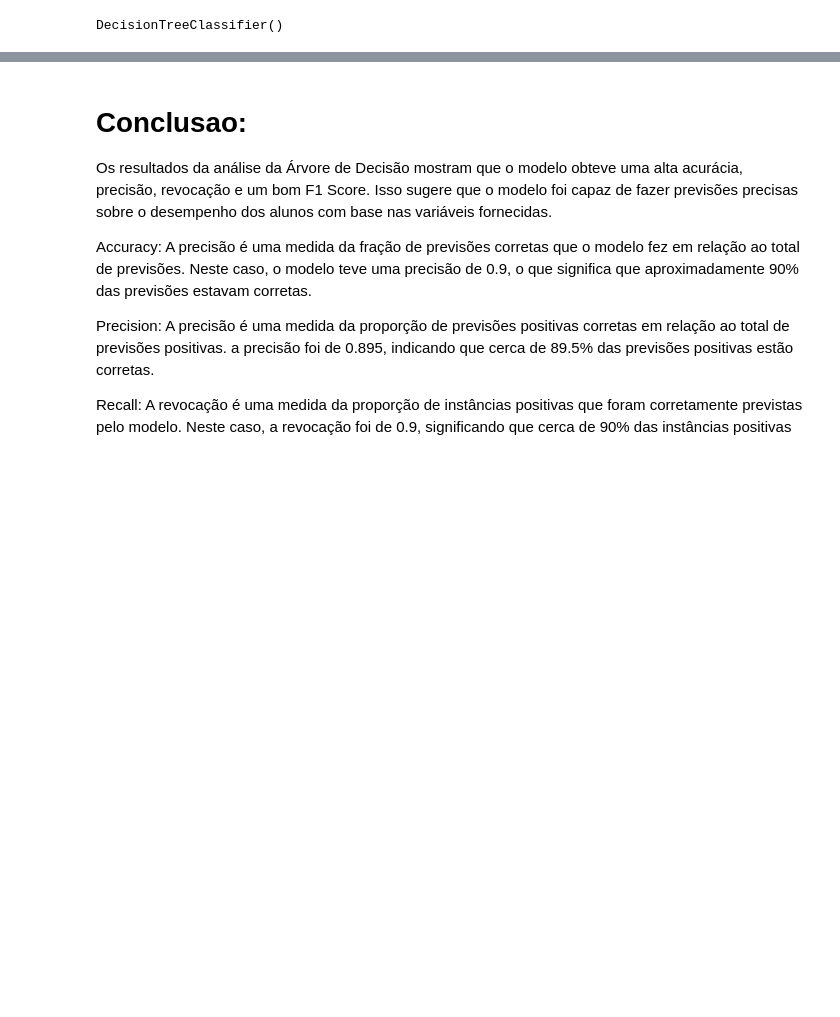
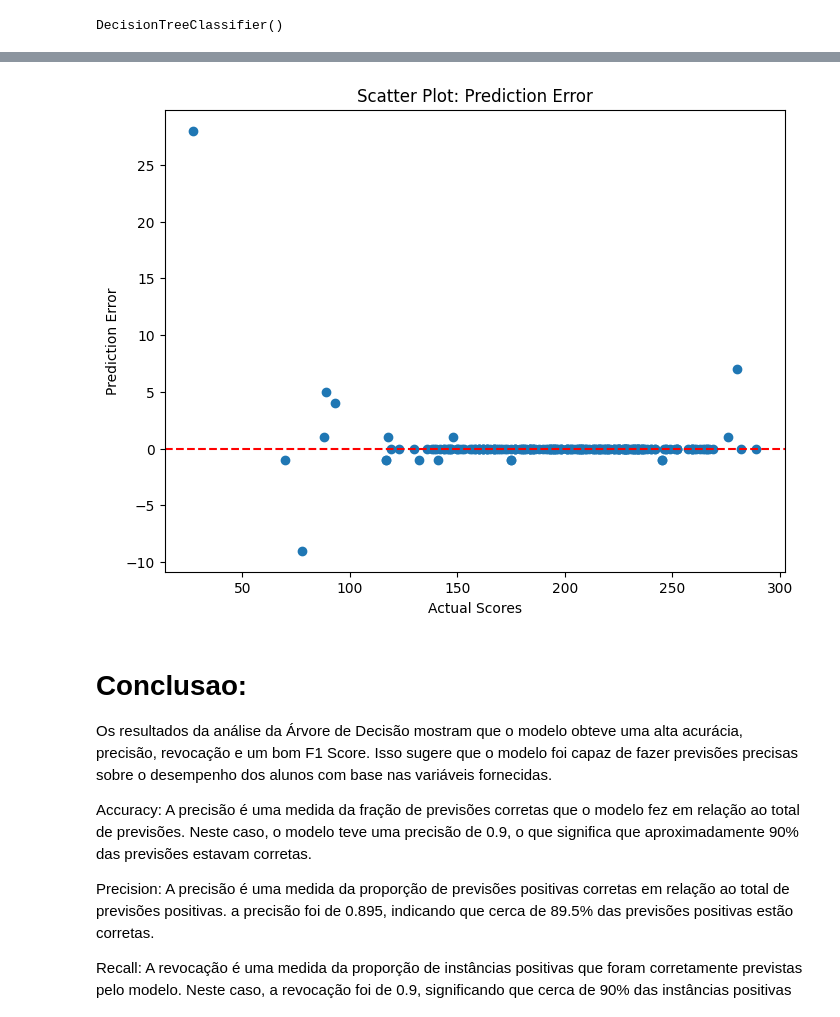
Before and after one commit to Marluce2906/MachLearn, a Jupyter notebook: MarluceTacianaBora_MachLearn_CA1.ipynb, the cells around one changed output, grey strips where cells are left out. Cells and saved outputs as stored; diff of their text form; code cells hidden in the pictures; blank space fills up the shorter version.

```diff
--- a/MarluceTacianaBora_MachLearn_CA1.ipynb
+++ b/MarluceTacianaBora_MachLearn_CA1.ipynb
@@ -348,6 +461,16 @@ Confusion Matrix:
  [0 0 0 ... 1 0 0]
  [0 0 0 ... 0 0 0]
  [0 0 0 ... 0 0 1]]
+# %%
+plt.figure(figsize=(8, 6))
+plt.scatter(y_test, y_pred - y_test)
+plt.axhline(y=0, color='red', linestyle='--')  # reference line for zero errors
+plt.xlabel('Actual Scores')
+plt.ylabel('Prediction Error')
+plt.title('Scatter Plot: Prediction Error')
+plt.show()
+# %% [output]
+[figure, added]
 # %% [markdown]
 # Conclusao:
 
```
Also changed, not shown: parts of 113 cells of this notebook.
